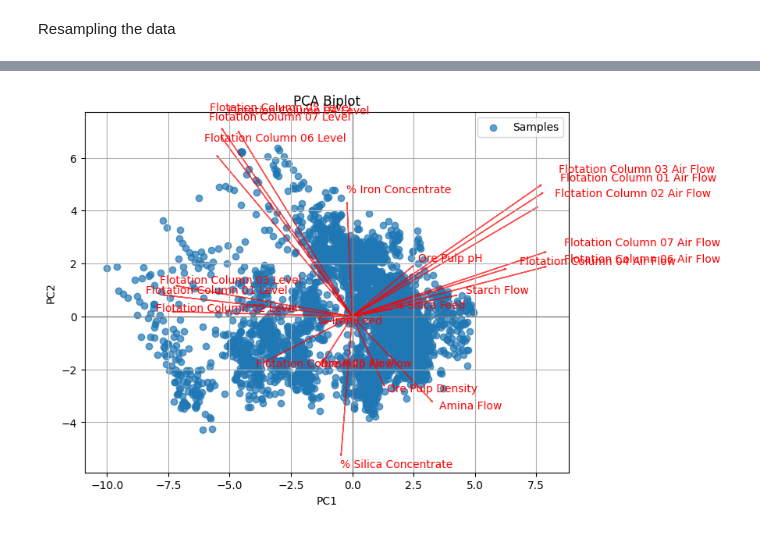
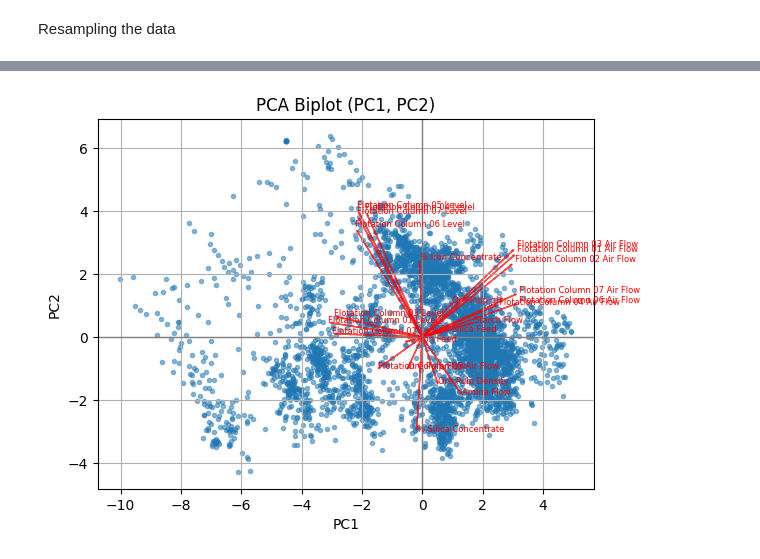
Before and after one commit to EskelinenElias/ADAML-project1, a Jupyter notebook: data_modeling_plan.ipynb, the cells around one changed output, grey strips where cells are left out. Saved outputs shown, nothing was run; the diff lists cells and outputs as text; code cells hidden in the pictures.

```diff
--- a/data_modeling_plan.ipynb
+++ b/data_modeling_plan.ipynb
@@ -100,7 +102,4 @@ Normalizing the data
 # %%
 numerical_cols = data[data.columns[1:]] # Normalize all columns except the date column
 
-means = numerical_cols.mean()
-stds = numerical_cols.std()
-
-data[data.columns[1:]] = (numerical_cols - means) / stds
+data[data.columns[1:]] = (numerical_cols - numerical_cols.mean()) / numerical_cols.std()
@@ -111,9 +114,8 @@ Split the data into training and test data
 # %%
-from sklearn.model_selection import train_test_split
 from sklearn.decomposition import PCA
 
 # Dataset without the date column
 PCA_data = data[data.columns[1:]]
 
-# Split the data into training and test sets
-train_data, test_data = train_test_split(data, test_size=0.2, random_state=42)
+# Fit the PCA model
+pca = PCA().fit(PCA_data)
@@ -122,10 +121,0 @@ Fitting the PCA model
-# %%
-# Dataset without the date column
-PCA_data = data[data.columns[1:]]
-
-# Set the number of components
-num_components = len(PCA_data)
-
-# Fit the PCA model
-pca = PCA()
-pca.fit(PCA_data)
@@ -187,59 +150,43 @@ plt.show()
 # %%
-import matplotlib.pyplot as plt
-import pandas as pd
-import numpy as np
-from sklearn.decomposition import PCA
 from itertools import combinations
 
-num_components = 2
-pca = PCA(n_components = num_components)  # keep 2 for visualization
-principal_components = pca.fit_transform(PCA_data)
+# Get scores and loadings
+scores = pca.transform(PCA_data)
 
-# Put scores into a DataFrame
-pca_df = pd.DataFrame(
-    principal_components,
-    columns=[f'PC{i+1}' for i in range(num_components)]
-)
+# Get loadings
+loadings = pca.components_.T
 
-# Loadings (feature contributions)
-loadings = pca.components_.T * np.sqrt(pca.explained_variance_)
-scaling_factor = np.max(np.abs(principal_components))  # spread of samples
-loadings *= scaling_factor
+# Scale loadings to match the scale of scores for better visualization
+scaled_loadings = loadings * np.max(np.abs(scores))
+
+# Choose the number of principal components to plot
+num_components = 3
 
 # Plots for each combination of principal components
-for (pc1, pc2) in combinations(range(num_components), 2):
+for (i, j) in combinations(range(min(num_components, loadings.shape[1])), 2):
 
-    # Plot
-    plt.figure(figsize=(8, 6))
-
-    # Get principal component data
-    pc1_data = pca_df[pca_df.columns[pc1]]
-    pc2_data = pca_df[pca_df.columns[pc2]]
+    text_locations = []
 
     # Plot datapoints
-    plt.scatter(pc1_data, pc2_data, alpha=0.7, label="Samples")
+    plt.scatter(scores[:, i], scores[:, j], marker='.', alpha=0.5, label="Samples")
 
     # Plot arrows for loadings
-    for i, feature in enumerate(PCA_data.columns):
-        plt.arrow(0, 0,            # start at origin
-                loadings[i, pc1],    # PC1 contribution
-                loadings[i, pc2],    # PC2 contribution
-                color='r',
-                alpha=0.7,
-                head_width=0.05)
-        plt.text(loadings[i, 0]*1.1, loadings[i, 1]*1.1, feature, color='r')
+    for k, feature in enumerate(PCA_data.columns):
+        u, v = scaled_loadings[k, i], scaled_loadings[k, j]
+        plt.arrow(0, 0, u, v, color='r', alpha=0.7, head_width=0.05)
+        plt.text(1.05*u, 1.05*v, feature, color='r', fontsize=6)
 
     # Add reference lines
     plt.axhline(0, color='grey', linewidth=1)
     plt.axvline(0, color='grey', linewidth=1)
 
     # Labels
-    plt.xlabel(pca_df.columns[pc1])
-    plt.ylabel(pca_df.columns[pc2])
-    plt.title("PCA Biplot")
-    plt.legend()
-    plt.grid(True)
-    plt.savefig(os.path.join(figs_dir, f"PCA_biplot_PC{pc1+1}_PC{pc2+1}.png"))
+    plt.xlabel(f"PC{i+1}")
+    plt.ylabel(f"PC{j+1}")
+    plt.title(f"PCA Biplot (PC{i+1}, PC{j+1})")
+    #plt.legend()
+    plt.grid()
+    plt.savefig(os.path.join(figs_dir, f"PCA_biplot_PC{i+1}_PC{j+1}.png"), dpi=300)
     plt.show()
 # %% [output]
-[figure, old version]
+[figure, new version]
```
Also changed, not shown: parts of 17 cells of this notebook.
